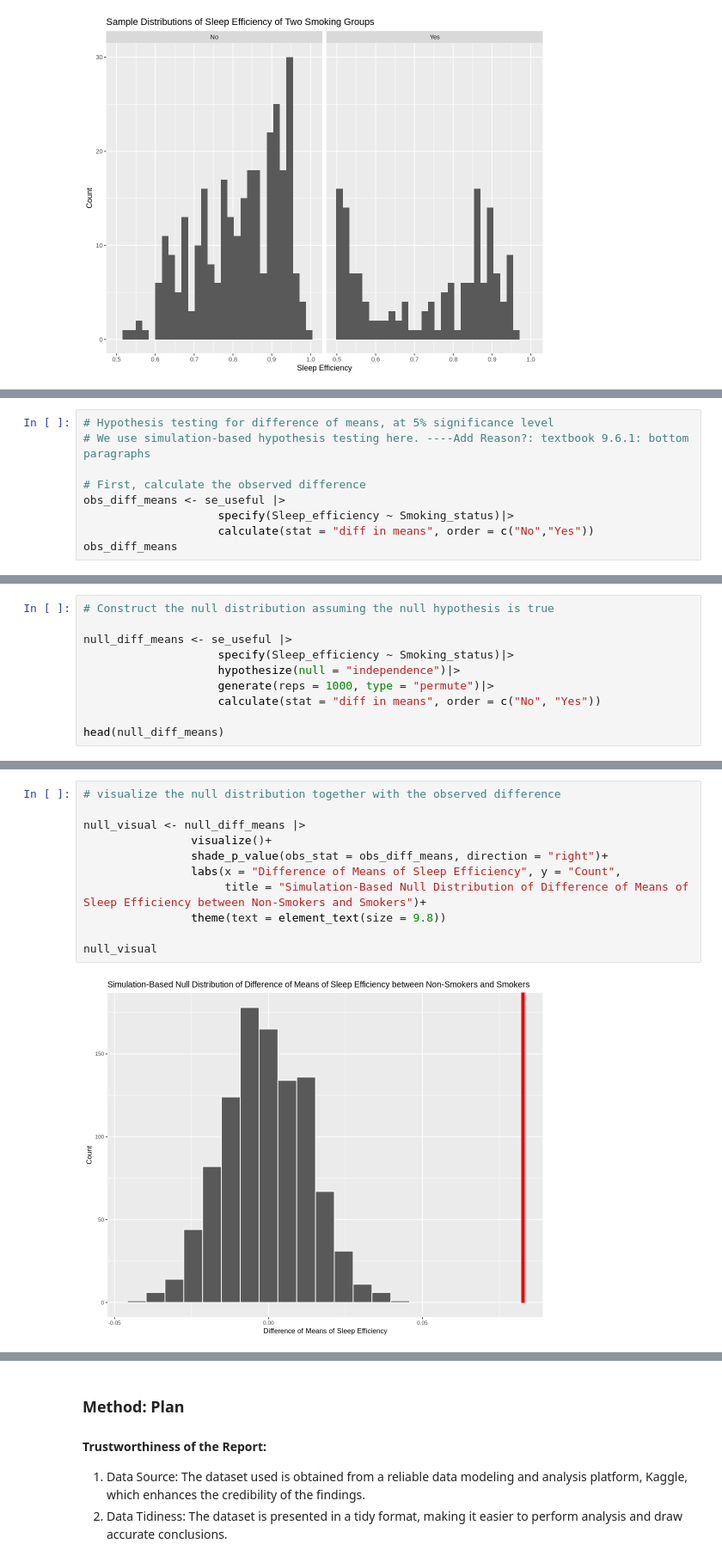
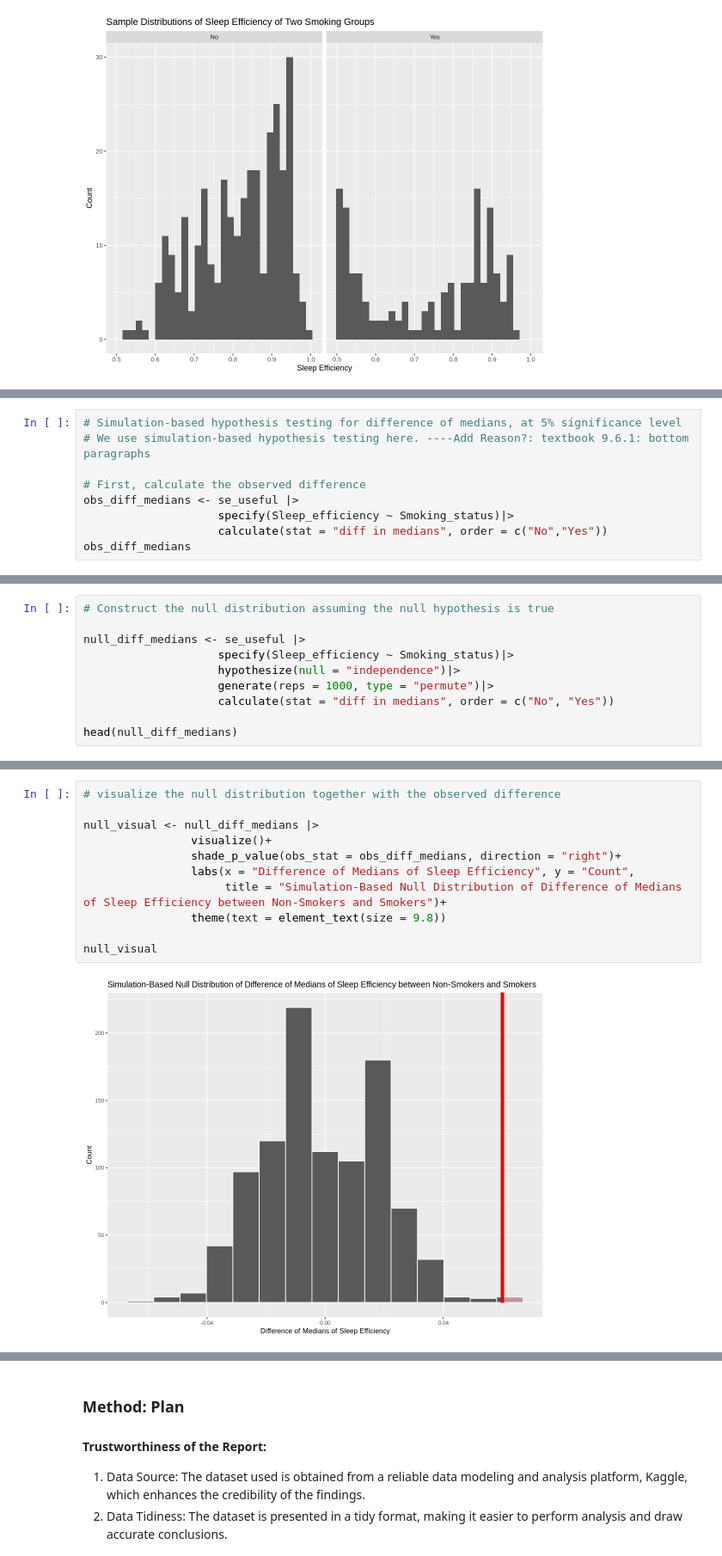
Before and after one commit to ritishaj/Does-smoking-status-affect-sleeping-efficiency-, a Jupyter notebook: Final Report.ipynb, the cells around one changed output, grey strips where cells are left out. Shown at 86% size. Saved outputs shown, nothing was run; the diff lists cells and outputs as text.

```diff
--- a/Final Report.ipynb
+++ b/Final Report.ipynb
@@ -154,12 +253,12 @@ sample_dis
 # %%
-# Hypothesis testing for difference of means, at 5% significance level
+# Simulation-based hypothesis testing for difference of medians, at 5% significance level
 # We use simulation-based hypothesis testing here. ----Add Reason?: textbook 9.6.1: bottom paragraphs
 
 # First, calculate the observed difference
-obs_diff_means <- se_useful |>
+obs_diff_medians <- se_useful |>
                     specify(Sleep_efficiency ~ Smoking_status)|>
-                    calculate(stat = "diff in means", order = c("No","Yes"))
-obs_diff_means
+                    calculate(stat = "diff in medians", order = c("No","Yes"))
+obs_diff_medians
 # %% [output]
 A infer: 1 × 1
 | stat |
@@ -168,13 +267,13 @@ A infer: 1 × 1
 # %%
 # Construct the null distribution assuming the null hypothesis is true
 
-null_diff_means <- se_useful |>
+null_diff_medians <- se_useful |>
                     specify(Sleep_efficiency ~ Smoking_status)|>
                     hypothesize(null = "independence")|>
                     generate(reps = 1000, type = "permute")|>
-                    calculate(stat = "diff in means", order = c("No", "Yes"))
+                    calculate(stat = "diff in medians", order = c("No", "Yes"))
 
-head(null_diff_means)
+head(null_diff_medians)
 # %% [output]
 A infer: 6 × 2
 | replicate | stat |
@@ -188,16 +287,16 @@ A infer: 6 × 2
 # %%
 # visualize the null distribution together with the observed difference
 
-null_visual <- null_diff_means |>
+null_visual <- null_diff_medians |>
                 visualize()+
-                shade_p_value(obs_stat = obs_diff_means, direction = "right")+
-                labs(x = "Difference of Means of Sleep Efficiency", y = "Count",
-                     title = "Simulation-Based Null Distribution of Difference of Means of Sleep Efficiency between Non-Smokers and Smokers")+
+                shade_p_value(obs_stat = obs_diff_medians, direction = "right")+
+                labs(x = "Difference of Medians of Sleep Efficiency", y = "Count",
+                     title = "Simulation-Based Null Distribution of Difference of Medians of Sleep Efficiency between Non-Smokers and Smokers")+
                 theme(text = element_text(size = 9.8))
 
 null_visual
 # %% [output]
-[figure, old version]
+[figure, new version]
 # %%
 # Get the p-value
 
```
Also changed, not shown: parts of 10 cells of this notebook.
